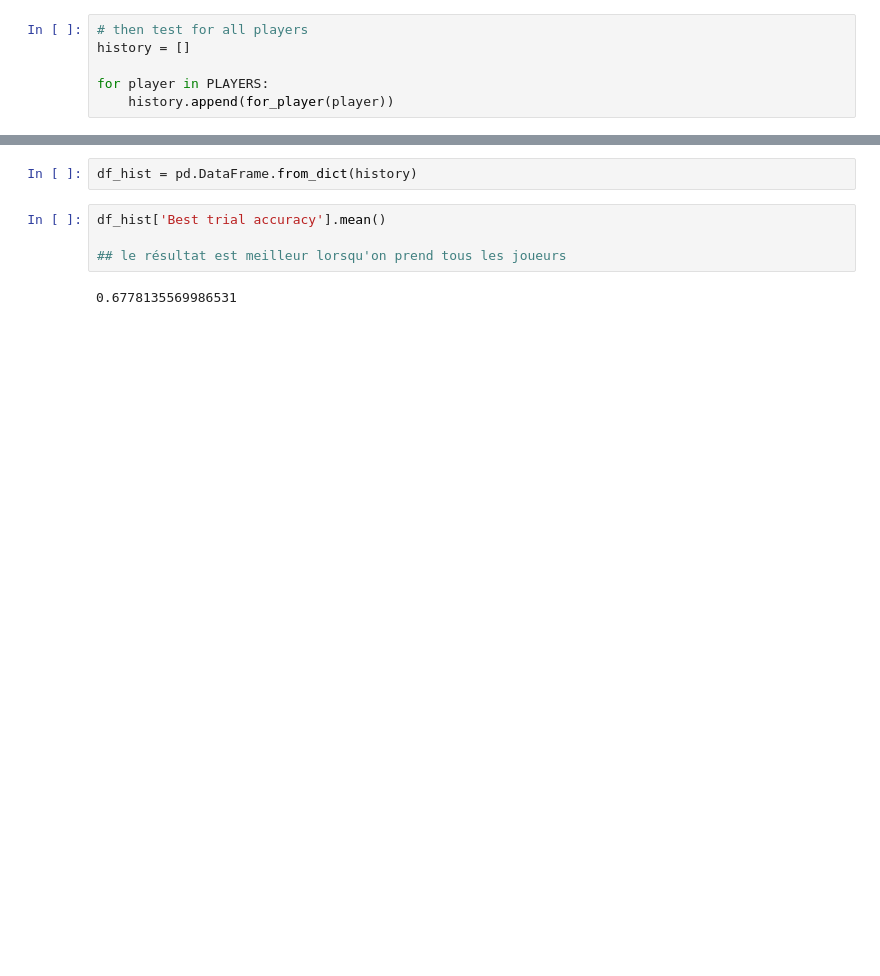
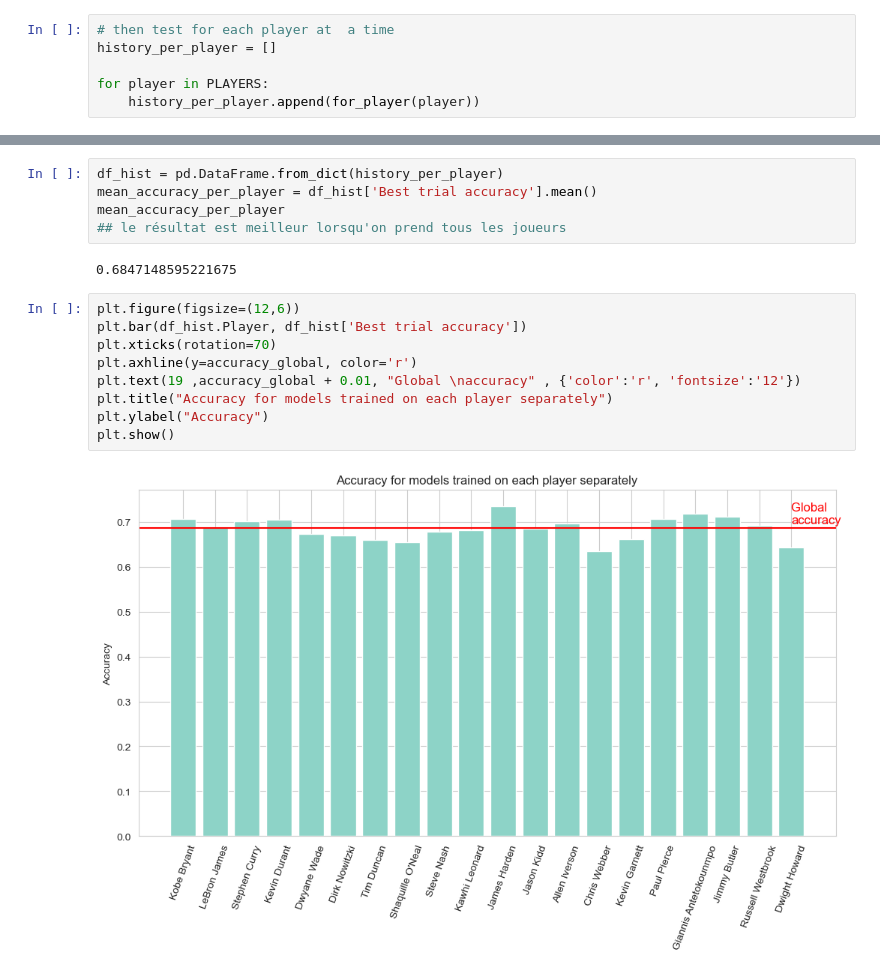
Before and after one commit to DataScientest-Studio/fev24_cds_nba1, a Jupyter notebook: notebooks/7.0-sarah-modelisation-per-player.ipynb, the cells around one changed output, grey strips where cells are left out. Cells and saved outputs as stored; diff of their text form; blank space fills up the shorter version.

```diff
--- a/notebooks/7.0-sarah-modelisation-per-player.ipynb
+++ b/notebooks/7.0-sarah-modelisation-per-player.ipynb
@@ -144,7 +190,7 @@ plt.show()
 # %%
-# then test for all players
-history = []
+# then test for each player at  a time
+history_per_player = []
 
 for player in PLAYERS:
-    history.append(for_player(player))
+    history_per_player.append(for_player(player))
 # %% [output]
@@ -168,8 +214,18 @@ for player in PLAYERS:
-# %%
-df_hist = pd.DataFrame.from_dict(history)
 # %%
-df_hist['Best trial accuracy'].mean()
-
+df_hist = pd.DataFrame.from_dict(history_per_player)
+mean_accuracy_per_player = df_hist['Best trial accuracy'].mean()
+mean_accuracy_per_player
 ## le résultat est meilleur lorsqu'on prend tous les joueurs
 # %% [output]
-0.6778135569986531
+0.6847148595221675
+# %%
+plt.figure(figsize=(12,6))
+plt.bar(df_hist.Player, df_hist['Best trial accuracy'])
+plt.xticks(rotation=70)
+plt.axhline(y=accuracy_global, color='r')
+plt.text(19 ,accuracy_global + 0.01, "Global \naccuracy" , {'color':'r', 'fontsize':'12'})
+plt.title("Accuracy for models trained on each player separately")
+plt.ylabel("Accuracy")
+plt.show()
+# %% [output]
+[figure, added]
```
Also changed, not shown: parts of 10 cells of this notebook, 2 other files.
